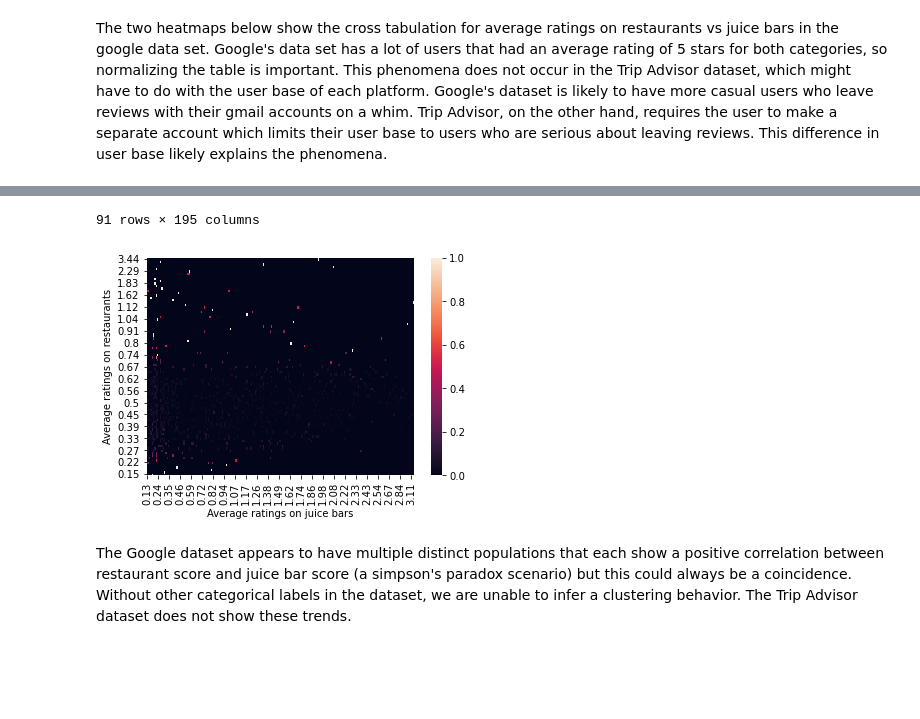
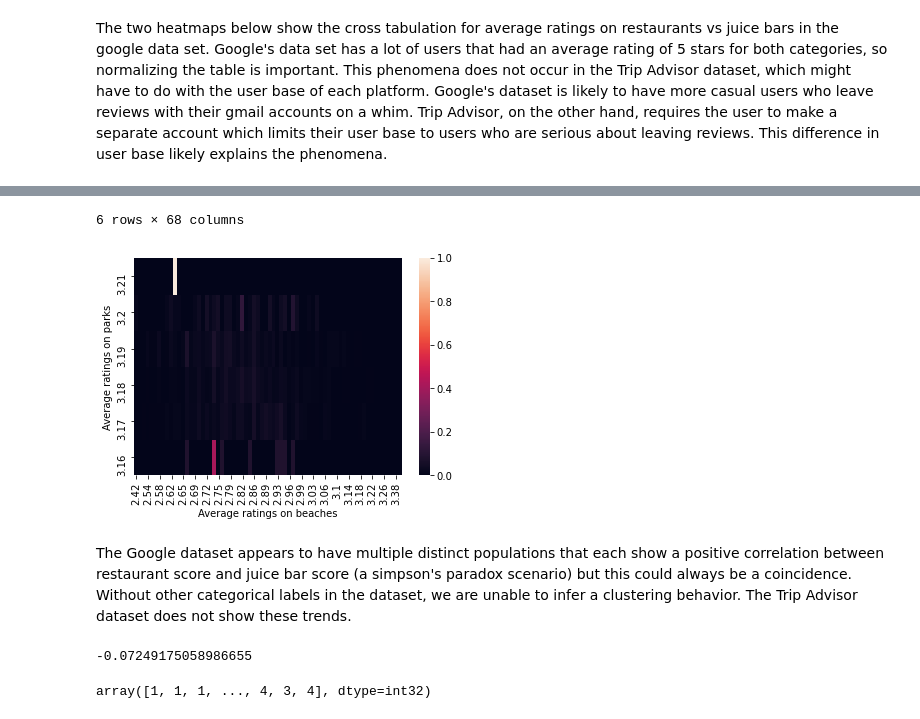
Before and after one commit to vasanth16/relishTravel, a Jupyter notebook: Analyzing Travel Preferences.ipynb, the cells around one changed output, grey strips where cells are left out. Saved outputs shown, nothing was run; the diff lists cells and outputs as text; code cells hidden in the pictures; blank space fills up the shorter version.

```diff
--- a/Analyzing Travel Preferences.ipynb
+++ b/Analyzing Travel Preferences.ipynb
@@ -78,7 +83,7 @@ We found an additional dataset that looked at average reviews on various categor
 
 Link: https://archive.ics.uci.edu/ml/datasets/Travel+Reviews?fbclid=IwAR3EA8OhRIyMH6iFhOiUWh4OzYQ48MSfXHrW6pwAz1_xXdeWKRTBt6aab3Y
 # %%
-newColumns = [
+TAColumns = [
     'Unique user id',
     'Average ratings on art galleries',
     'Average ratings on dance clubs',
@@ -92,6 +97,7 @@ newColumns = [
     'Average ratings on religious institutions'
 ]
 
-TAData  = pd.read_csv('./data/tripadvisor_review.csv', header=0, names=newColumns)
+TAData  = pd.read_csv('./data/tripadvisor_review.csv', header=0, names=TAColumns)
+TAData = TAData.set_index('Unique user id')
 TAData
 # %% [output]
@@ -254,5 +258,5 @@ euResPubs
 # %%
-aResPubs = pd.crosstab(TAData['Average ratings on restaurants'],TAData['Average ratings on juice bars'], normalize = 'index')
+aResPubs = pd.crosstab(TAData['Average ratings on parks'],TAData['Average ratings on beaches'], normalize = 'index')
 a = sns.heatmap(aResPubs)
 a.invert_yaxis()
 aResPubs
@@ -273,4 +272,8 @@ aResPubs
-91 rows × 195 columns
+6 rows × 68 columns
-[figure, old version]
+[figure, new version]
 # %% [markdown]
 The Google dataset appears to have multiple distinct populations that each show a positive correlation between restaurant score and juice bar score (a simpson's paradox scenario) but this could always be a coincidence. Without other categorical labels in the dataset, we are unable to infer a clustering behavior. The Trip Advisor dataset does not show these trends.
+# %%
+TAData['Average ratings on parks'].corr(TAData['Average ratings on beaches'])
+# %% [output]
+-0.07249175058986655
@@ -276,0 +282,9 @@ The Google dataset appears to have multiple distinct populations that each show
+# %%
+googleData = googleData.fillna(0)
+model = KMeans(n_clusters=5,random_state=0)
+model.fit(googleData)
+cluster = model.labels_
+model.cluster_centers_
+cluster
+# %% [output]
+array([1, 1, 1, ..., 4, 3, 4], dtype=int32)
```
Also changed, not shown: parts of 23 cells of this notebook.
